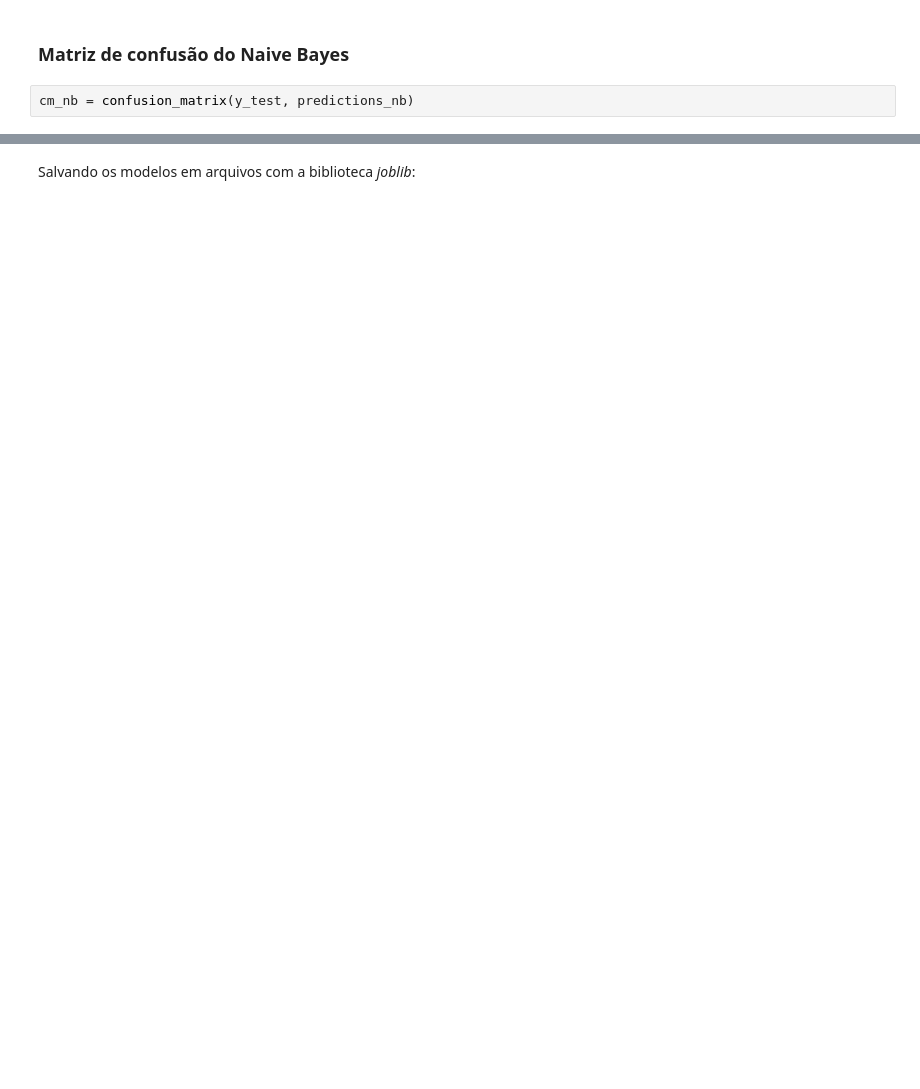
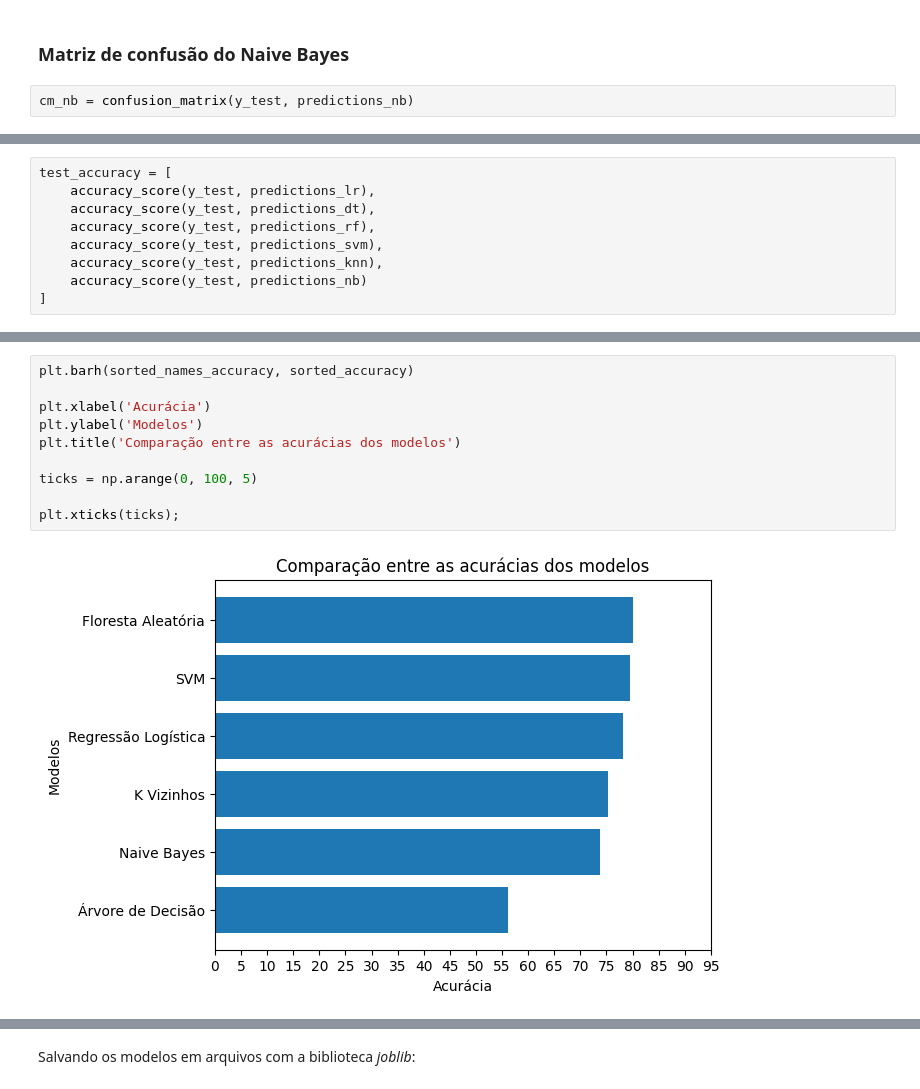
Before and after one commit to Matheus-0/Music-Genre-Classification, a Jupyter notebook: training.ipynb, the cells around one changed output, grey strips where cells are left out. Drawn from its saved outputs; the diff is of its cells as text; blank space fills up the shorter version.

```diff
--- a/training.ipynb
+++ b/training.ipynb
@@ -562,0 +576,9 @@ plot_confusion_matrix(cm_nb, genres, normalize=True)
+# %%
+test_accuracy = [
+    accuracy_score(y_test, predictions_lr),
+    accuracy_score(y_test, predictions_dt),
+    accuracy_score(y_test, predictions_rf),
+    accuracy_score(y_test, predictions_svm),
+    accuracy_score(y_test, predictions_knn),
+    accuracy_score(y_test, predictions_nb)
+]
@@ -562,0 +630,12 @@ plot_confusion_matrix(cm_nb, genres, normalize=True)
+# %%
+plt.barh(sorted_names_accuracy, sorted_accuracy)
+
+plt.xlabel('Acurácia')
+plt.ylabel('Modelos')
+plt.title('Comparação entre as acurácias dos modelos')
+
+ticks = np.arange(0, 100, 5)
+
+plt.xticks(ticks);
+# %% [output]
+[figure, added]
```
Also changed, not shown: parts of 29 cells of this notebook, 1 other file.
